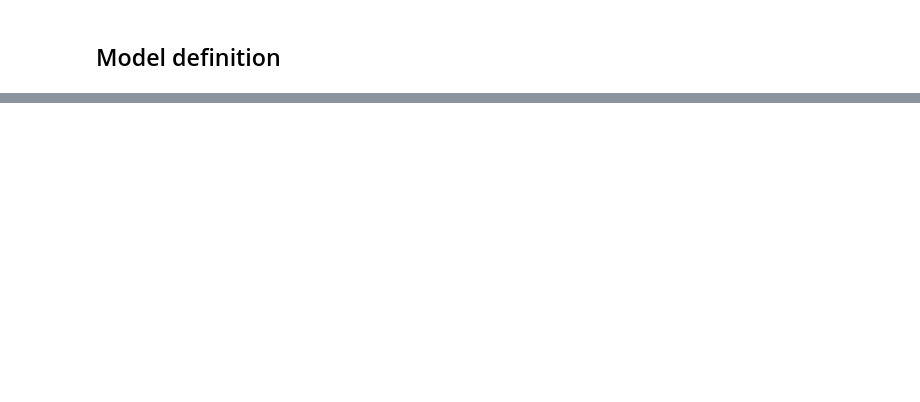
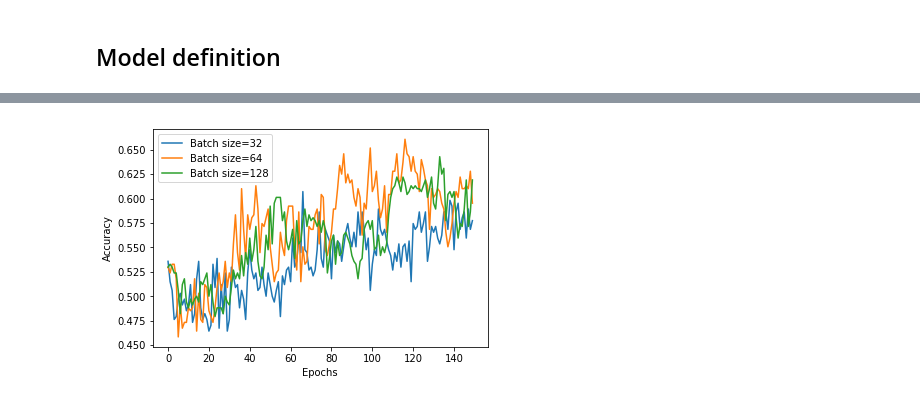
Before and after one commit to AndreaAmico/DeepMouse, a Jupyter notebook: training_models/keras_04.ipynb, the cells around one changed output, grey strips where cells are left out. Saved outputs shown, nothing was run; the diff lists cells and outputs as text; code cells hidden in the pictures; blank space fills up the shorter version.

```diff
--- a/training_models/keras_04.ipynb
+++ b/training_models/keras_04.ipynb
@@ -294,0 +188,17 @@ print(f'Best accuracy on the training set: {best_acc_training*100:.1f}%')
+# %%
+%%time
+if not if os.path.isfile('../model_data/grid_{}.pkl'.format(version)):
+    initial_index = 0
+else:
+    grid_df = pd.read_pickle('../model_data/grid_{}.pkl'.format(version))
+    initial_index = grid_df['index'].max() + 1
+
+
+# seed_skf, index_skf, batch_size
+parameters_loop = list(itertools.product([1,2,3], [0,1,2], [32, 64, 128]))
+
+for index, params in enumerate(parameters_loop[initial_index:]):
+    grid = generate_hyperparameters(params, index+initial_index, version)
+    run_training(X, y, grid, verbose=True)
+
+play_bell()
@@ -294,0 +223,23 @@ print(f'Best accuracy on the training set: {best_acc_training*100:.1f}%')
+# %%
+def accuracy_history_mean(df):
+    xs = []
+    for index, row in df.iteritems():
+        xs.append(row.history['val_acc'])
+    return list(np.mean(xs, 0))
+
+accuracy_history = grid_df.groupby(['batch_size'])['fit_out'].aggregate(accuracy_history_mean)
+# %%
+fig, ax = plt.subplots(1, figsize=(6,4))
+
+for index, acc in accuracy_history.iteritems():
+    ax.plot(acc, label=f'Batch size={index}')
+
+ax.legend(loc=2)
+# ax.set_xlim(0, len(accuracy))
+# ax.set_ylim(0.4, 1)
+ax.set_xlabel('Epochs')
+ax.set_ylabel('Accuracy')
+
+#fig.savefig(f'../plots/model_{version}_comp.png', bbox_inches='tight')
+# %% [output]
+[figure, added]
```
Also changed, not shown: parts of 16 cells of this notebook, 17 other files.
